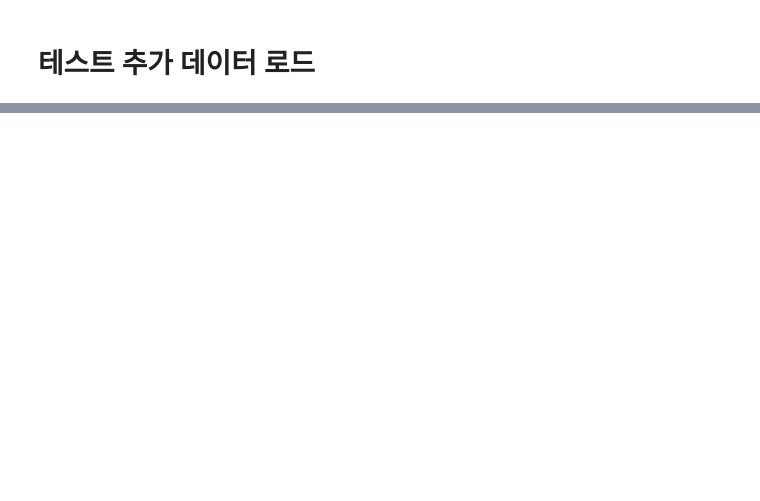
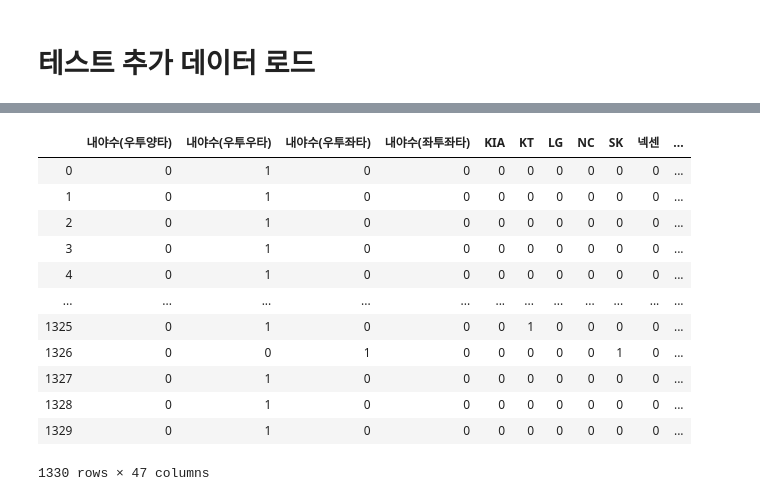
Before and after one commit to whtngus/baseball_infield_position_predict, a Jupyter notebook: 4. New_Data.ipynb, the cells around one changed output, grey strips where cells are left out. Cells and saved outputs as stored; diff of their text form; code cells hidden in the pictures; blank space fills up the shorter version.

```diff
--- a/4. New_Data.ipynb
+++ b/4. New_Data.ipynb
@@ -47,0 +46,10 @@ def del_noise_column(data, columns):
+# %%
+def change_one_hot(df, column):
+    one_hot_encoded = pd.get_dummies(df[column])
+    del df[column]
+    df = pd.concat([one_hot_encoded,df],axis=1)
+    return df
+# %%
+def change_years(df,column,split_tag,index):
+    df[column] = df[column].str.split(split_tag).str[index]
+    return df
@@ -72,4 +86,4 @@ del df["팀명"]
 # 테스트 추가 데이터 로드
 # %%
 test_path = "./data/test/2019.tsv"
-game_data_path = "./data/컴투스프로야구_수비/02_08.tsv"
+crawl_path = "./data/crawl/kbo/kbo.csv"
@@ -78,0 +96,25 @@ game_data = pd.read_csv(game_data_path,sep="\t")
+# %%
+data = pd.merge(df,crawl_data, left_on="선수명",right_on="name")
+data = change_one_hot(data, "팀명")
+data = change_one_hot(data, "position")
+del data["name"]
+palyer_name = data["선수명"]
+del data["선수명"]
+del data["순위_y"]
+del data["G_y"]
+data = change_years(data,"berth","년 ",0)
+data
+# %% [output]
+|  | 내야수(우투양타) | 내야수(우투우타) | 내야수(우투좌타) | 내야수(좌투좌타) | KIA | KT | LG | NC | SK | 넥센 | ... |
+| 0 | 0 | 1 | 0 | 0 | 0 | 0 | 0 | 0 | 0 | 0 | ... |
+| 1 | 0 | 1 | 0 | 0 | 0 | 0 | 0 | 0 | 0 | 0 | ... |
+| 2 | 0 | 1 | 0 | 0 | 0 | 0 | 0 | 0 | 0 | 0 | ... |
+| 3 | 0 | 1 | 0 | 0 | 0 | 0 | 0 | 0 | 0 | 0 | ... |
+| 4 | 0 | 1 | 0 | 0 | 0 | 0 | 0 | 0 | 0 | 0 | ... |
+| ... | ... | ... | ... | ... | ... | ... | ... | ... | ... | ... | ... |
+| 1325 | 0 | 1 | 0 | 0 | 0 | 1 | 0 | 0 | 0 | 0 | ... |
+| 1326 | 0 | 0 | 1 | 0 | 0 | 0 | 0 | 0 | 1 | 0 | ... |
+| 1327 | 0 | 1 | 0 | 0 | 0 | 0 | 0 | 0 | 0 | 0 | ... |
+| 1328 | 0 | 1 | 0 | 0 | 0 | 0 | 0 | 0 | 0 | 0 | ... |
+| 1329 | 0 | 1 | 0 | 0 | 0 | 0 | 0 | 0 | 0 | 0 | ... |
+1330 rows × 47 columns
```
Also changed, not shown: parts of 9 cells of this notebook, 1 other file.
